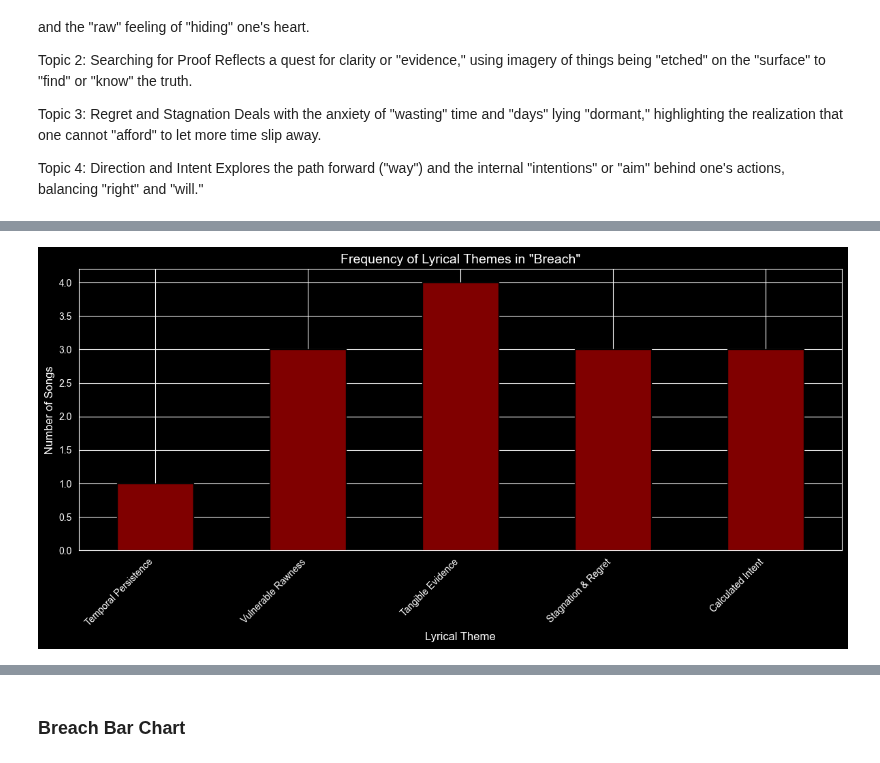
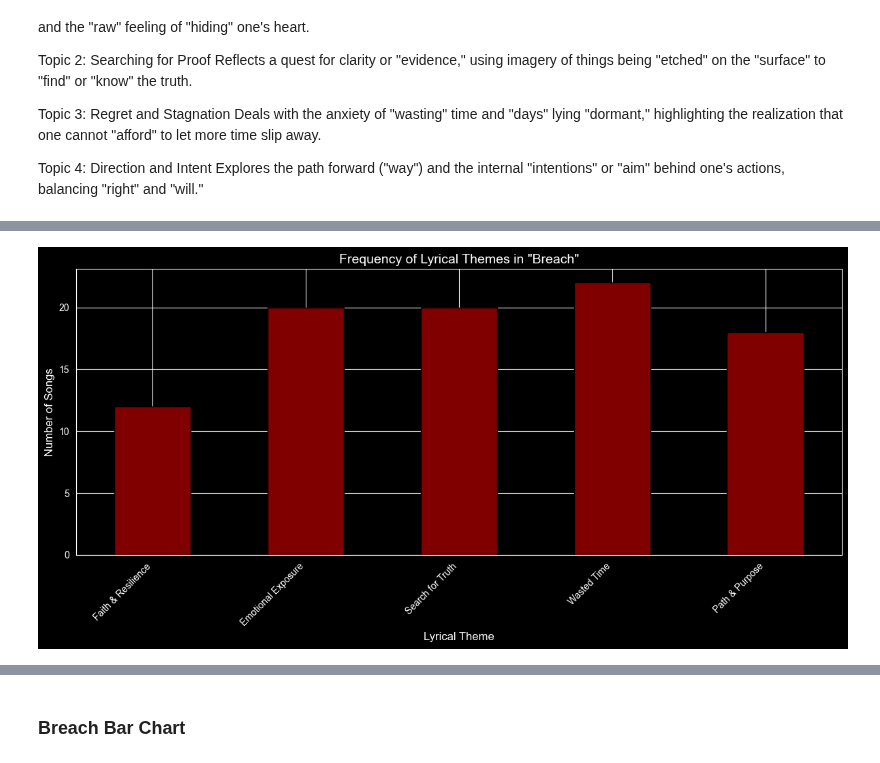
Before and after one commit to MeredithClikkie/torchbearerlab.github.io, a Jupyter notebook: AllAlbumLyrics.ipynb, the cells around one changed output, grey strips where cells are left out. Saved outputs shown, nothing was run; the diff lists cells and outputs as text; code cells hidden in the pictures.

```diff
--- a/AllAlbumLyrics.ipynb
+++ b/AllAlbumLyrics.ipynb
@@ -289,7 +309,7 @@ extra_words = ["i", "me", "my", "myself", "we", "our", "ours", "ourselves", "you
     "for", "with", "about", "against", "between", "into", "through", "during",
     "before", "after", "above", "below", "to", "from", "up", "down", "in",
     "out", "on", "off", "over", "under", "again", "further", "then", "once", "not", "no", "yes", "so", "can", "just", "wanted", "where",
-    "dont", "yeah", "let", "im", "ah", "want", "like", "ive", "all", "ooh", "ill", "even", "forforforforforfor", "every", "hoohoohoo", "hell",
+    "dont", "yeah", "let", "im", "ah", "want", "like", "ive", "all", "ooh", "ill", "even", "forforforforforfor", "every", "hoohoohoo", "hell", "get", "chorus", "johnny"
     "yeahyeahyeahyeah", "daisychained", "thats", "there", "how", "somehow", "when", "used", "cant"]
 stop_words.update(extra_words)
 
@@ -521,3 +580,0 @@ topic_labels = {
-# %%
-for i, topic in enumerate(lda_model.print_topics()):
-    print(f"Topic {i} ({topic_labels[i]}): {topic}")
@@ -590,0 +583,28 @@ print(df_topics[['Song_Name', 'Topic_Label', 'Dominant_Topic', 'Topic_Perc_Contr
+# %%
+# 1. Combine all your albums into one Master DataFrame first
+# This ensures we have all 92 songs in the correct order
+all_albums_df = pd.concat([
+    df_self_titled, df_vessel, df_blurryface,
+    df_trench, df_sai, df_clancy, df_breach
+]).reset_index(drop=True)
+
+# 2. Get your topic dataframe (the one with 92 rows)
+df_topics = get_dominant_topic(lda_model, corpus)
+
+# 3. Match the names by using the index of the Master DataFrame
+# This will assign the correct name to all 92 rows automatically
+df_topics['Song_Name'] = all_albums_df['track_name']
+df_topics['Album'] = all_albums_df['album_name']
+
+# 4. Apply your labels
+topic_labels = {
+    0: "Faith & Resilience",
+    1: "Emotional Exposure",
+    2: "Search for Truth",
+    3: "Wasted Time",
+    4: "Path & Purpose"
+}
+df_topics['Topic_Label'] = df_topics['Dominant_Topic'].map(topic_labels)
+
+# Display the top of your 92-song list
+print(df_topics[['Album', 'Song_Name', 'Topic_Label']].head(20))
@@ -624,35 +673,29 @@ print(df_topics[['Song_Name', 'Topic_Label', 'Topic_Perc_Contribution']])
 # %%
 import matplotlib.pyplot as plt
 
 # 1. Ensure the mapping is applied (if not already done)
-topic_labels = {
-    0: "Temporal Persistence",
-    1: "Vulnerable Rawness",
-    2: "Tangible Evidence",
-    3: "Stagnation & Regret",
-    4: "Calculated Intent"
-}
+
 df_topics['Topic_Label'] = df_topics['Dominant_Topic'].map(topic_labels)
 
 # 2. Count the occurrences of each label
 # We use the list of values from our dictionary to keep the 0-4 order
 ordered_labels = [topic_labels[i] for i in range(5)]
 topic_counts = df_topics['Topic_Label'].value_counts().reindex(ordered_labels).fillna(0)
 
 # 3. Create the bar chart
 plt.figure(figsize=(12, 6))
 topic_counts.plot(kind='bar', color='maroon', edgecolor='black')
 
 plt.title('Frequency of Lyrical Themes in "Breach"', fontsize=14)
 plt.xlabel('Lyrical Theme', fontsize=12)
 plt.ylabel('Number of Songs', fontsize=12)
 
 # Set the x-ticks to your specific labels
 plt.xticks(rotation=45, ha='right')
 plt.tight_layout()
 plt.show()
 # %% [output]
-[figure, old version]
+[figure, new version]
 # %%
 import matplotlib.pyplot as plt
 
```
Also changed, not shown: parts of 29 cells of this notebook.
